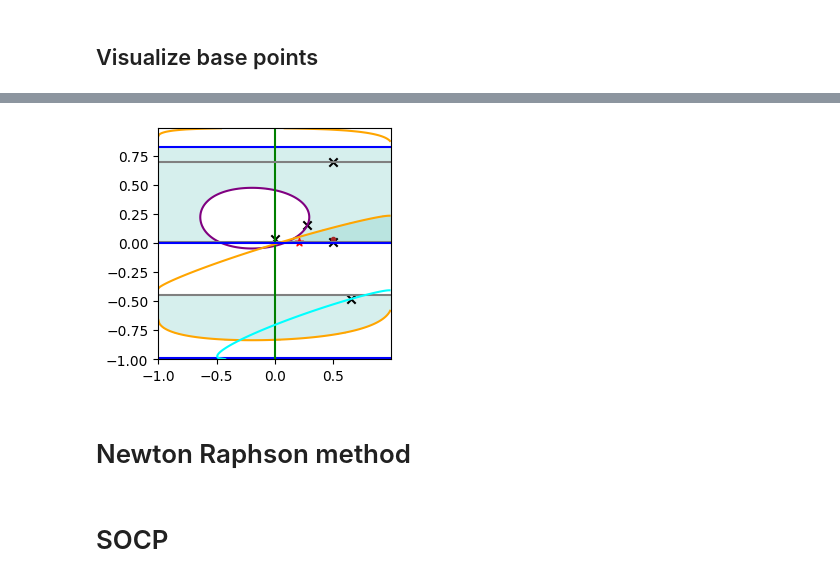
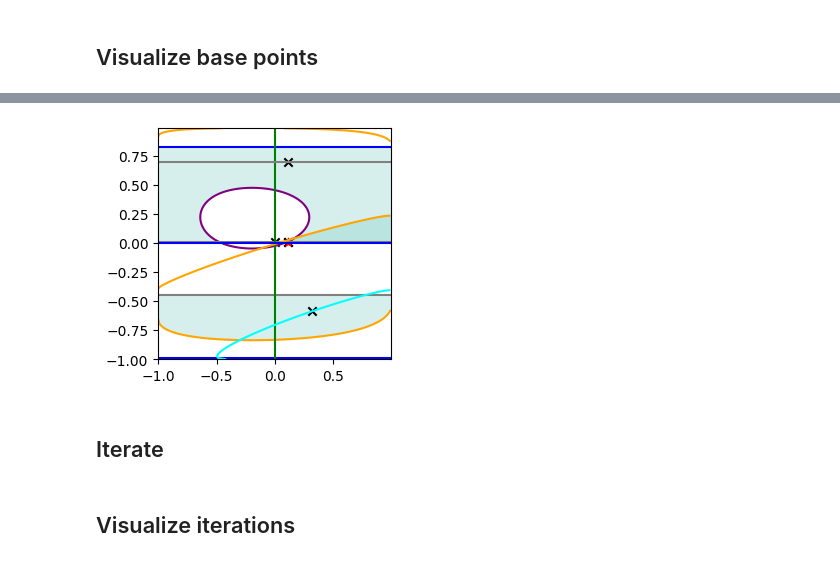
Before and after one commit to zhang-linnng/convex_restriction_transform_coordinates, a Jupyter notebook: projection_updated0829_convexRestriction_WB3.ipynb, the cells around one changed output, grey strips where cells are left out. Drawn from its saved outputs; the diff is of its cells as text; code cells hidden in the pictures.

```diff
--- a/projection_updated0829_convexRestriction_WB3.ipynb
+++ b/projection_updated0829_convexRestriction_WB3.ipynb
@@ -557,3 +547,5 @@ bus types: ['slack', 'load', 'load']
+# %%
+Qmin[1] = Qmin[1] * 10
 # %% [markdown]
 # Our method
 # %% [markdown]
@@ -889,7 +883,9 @@ def basePoint_of_Pi(bus_name, z_nominal):
     if problem.status in ["infeasible", "unbounded"]:
         print(5*' ' +"Model not solved to (sub)optimality using CVXPY!!!")
         print(5*' ' +"Solver status: ", problem.status)
-        sys.exit(0)
+        # sys.exit(0)
+
+        return None
 
     z_base = z.value
     Pi_z_base = G_a_rowi @ np.sqrt(1-z_base**2) + B_a_rowi @ z_base + d_active[bus_i,0]
@@ -1258,33 +1260,34 @@ contourP6 = ax1.contour(Z1, Z2, grids_for_P[3]-Pmin[2], levels=[0], colors='grey
 
 ax1.contourf(Z1, Z2, (grids_for_P[1]<=Pmax[0]) & (grids_for_P[1]>=Pmin[0]) & (grids_for_P[2]<=Pmax[1])
                     & (grids_for_P[2]>=Pmin[1]) & (grids_for_P[3]<=Pmax[2]) & (grids_for_P[3]>=Pmin[2]), levels=[0.5, 2], cmap='GnBu', alpha=0.3)
 
 ax1.contourf(Z1, Z2, (grids_for_Q[1]<=Qmax[0]) & (grids_for_Q[1]>=Qmin[0]) & (grids_for_Q[2]<=Qmax[1])
                     & (grids_for_Q[2]>=Qmin[1]) & (grids_for_Q[3]<=Qmax[2]) & (grids_for_Q[3]>=Qmin[2]), levels=[0.5, 2], cmap='GnBu', alpha=0.3)
 
 
 for bus_i, bus_name in enumerate(bus_lists):
         # print('bus name is {}, index is {}'.format(bus_name, bus_i))
         base_point = Qi_basePoints[bus_name]
         if base_point is not None:
             zb_1 = base_point[0]
             zb_2 = base_point[1]
 
             ax1.scatter([zb_1], [zb_2], marker='x', color='black')
 
         base_point = Pi_basePoints[bus_name]
         if base_point is not None:
             zb_1 = base_point[0]
             zb_2 = base_point[1]
 
             ax1.scatter([zb_1], [zb_2], marker='x', color='black')
 
 ax1.scatter([z_interior[0]], [z_interior[1]], marker='.', color='brown')
 ax1.scatter([z_solution[0]], [z_solution[1]], marker='*', color='red')
 
+plt.savefig(ourMethod_path+'proposed_projection_joint.png',
+            bbox_inches='tight', pad_inches = 0.5, dpi = 200)
+
 
 plt.show()
 # %% [output]
-[figure, old version]
+[figure, new version]
-# %% [markdown]
-# Newton Raphson method
@@ -1293,2 +1294,2 @@ plt.show()
 # %% [markdown]
-# SOCP
+## Iterate
@@ -1294,0 +1298,2 @@ plt.show()
+# %% [markdown]
+## Visualize iterations
```
Also changed, not shown: parts of 18 cells of this notebook.
